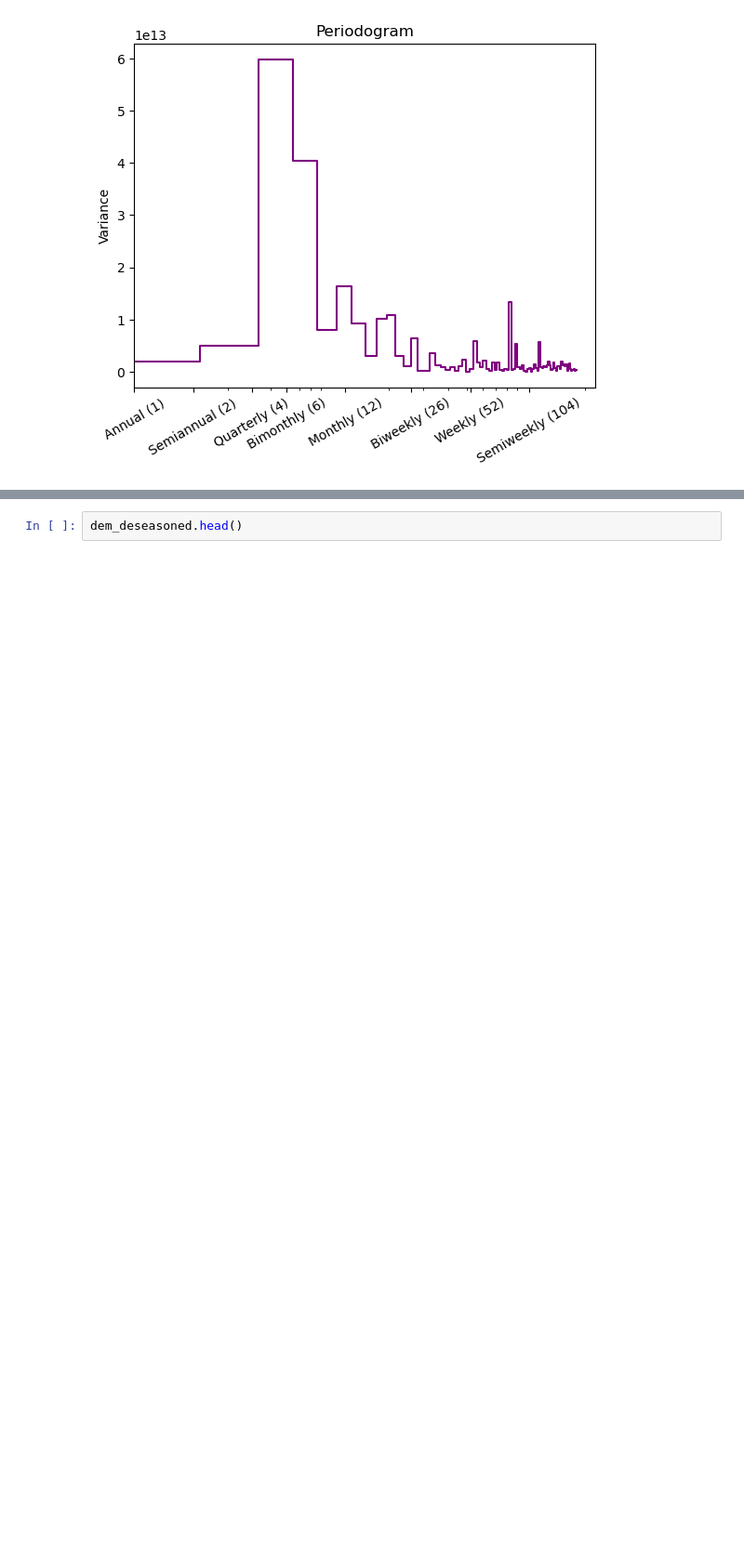
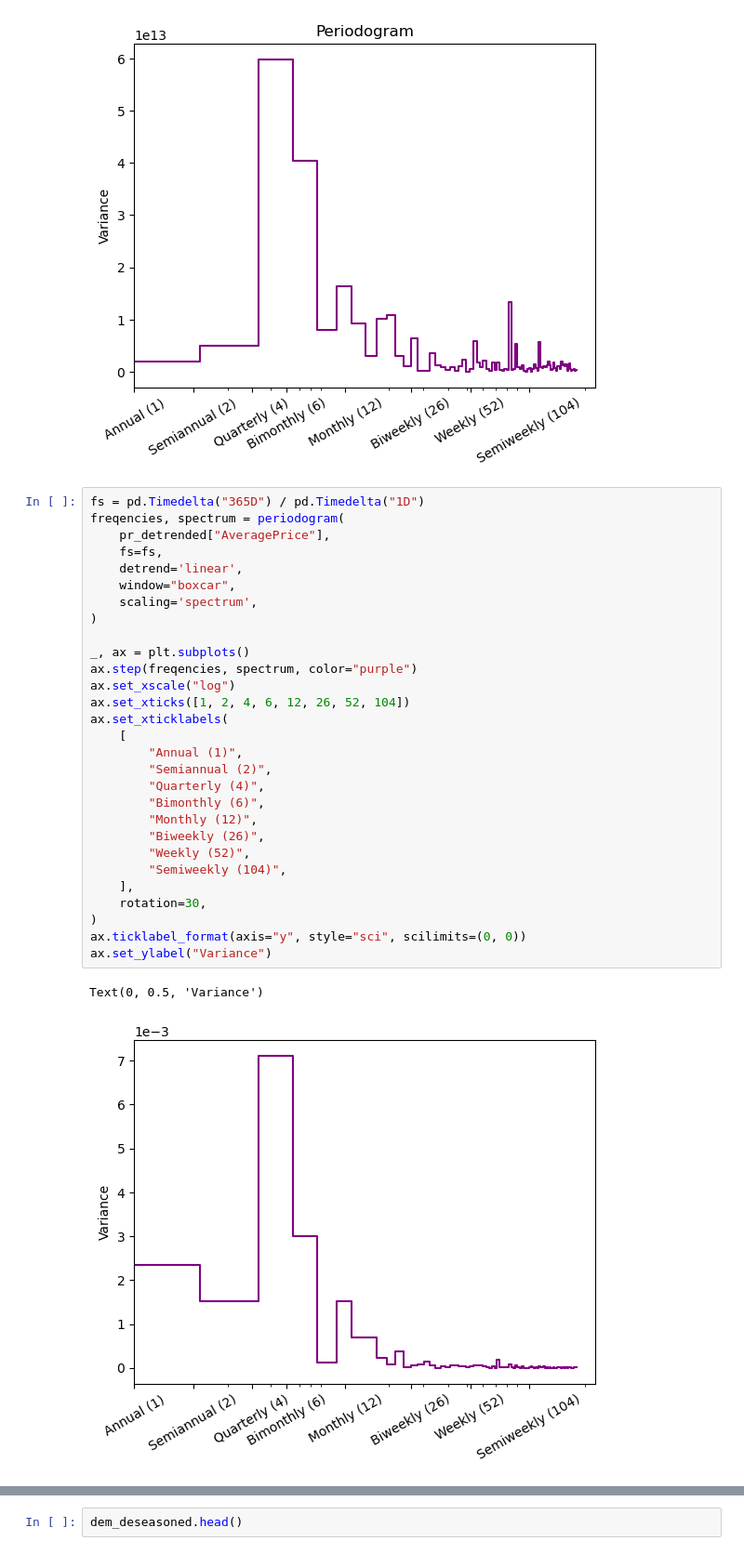
Before and after one commit to georgeHatem/FirstExampleForecast, a Jupyter notebook: ForecastExemple.ipynb, the cells around one changed output, grey strips where cells are left out. Shown at 93% size. Drawn from its saved outputs; the diff is of its cells as text; blank space fills up the shorter version.

```diff
--- a/ForecastExemple.ipynb
+++ b/ForecastExemple.ipynb
@@ -158,5 +167,37 @@ ax.set_title("Periodogram")
 # %% [output]
 Text(0.5, 1.0, 'Periodogram')
 [figure]
+# %%
+fs = pd.Timedelta("365D") / pd.Timedelta("1D")
+freqencies, spectrum = periodogram(
+    pr_detrended["AveragePrice"],
+    fs=fs,
+    detrend='linear',
+    window="boxcar",
+    scaling='spectrum',
+)
+
+_, ax = plt.subplots()
+ax.step(freqencies, spectrum, color="purple")
+ax.set_xscale("log")
+ax.set_xticks([1, 2, 4, 6, 12, 26, 52, 104])
+ax.set_xticklabels(
+    [
+        "Annual (1)",
+        "Semiannual (2)",
+        "Quarterly (4)",
+        "Bimonthly (6)",
+        "Monthly (12)",
+        "Biweekly (26)",
+        "Weekly (52)",
+        "Semiweekly (104)",
+    ],
+    rotation=30,
+)
+ax.ticklabel_format(axis="y", style="sci", scilimits=(0, 0))
+ax.set_ylabel("Variance")
+# %% [output]
+Text(0, 0.5, 'Variance')
+[figure, added]
 # %%
 dem_deseasoned, demReg_season, demDP_season = fh.deseason(dem_detrended, ('A', 25), "Total Volume")
```
Also changed, not shown: parts of 30 cells of this notebook, 1 other file.
